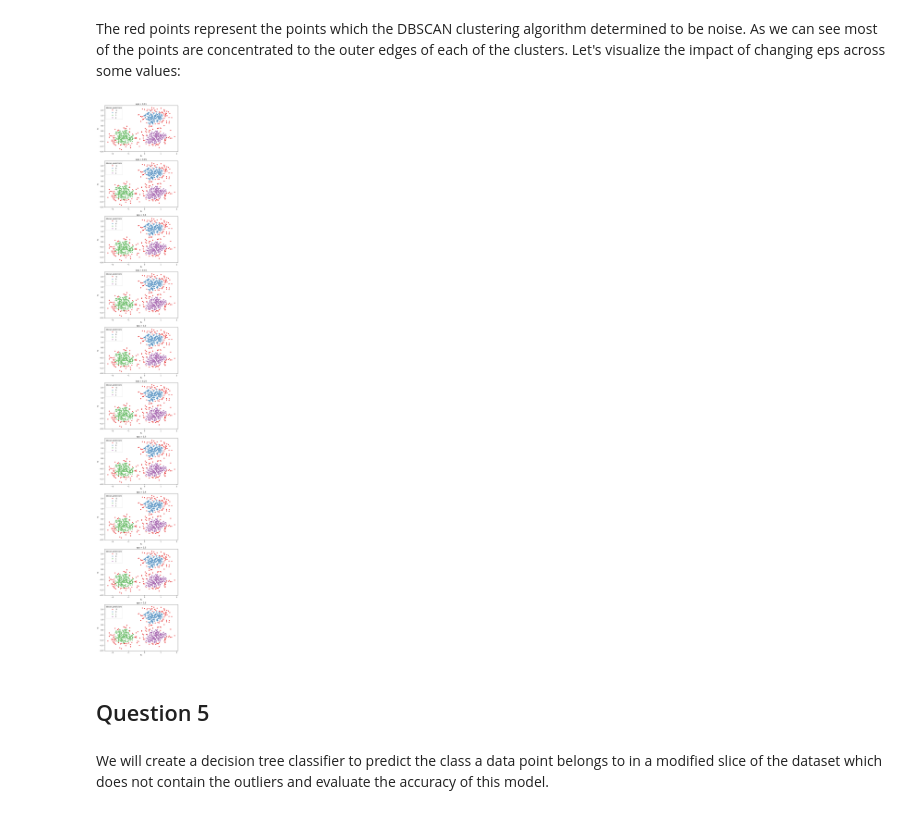
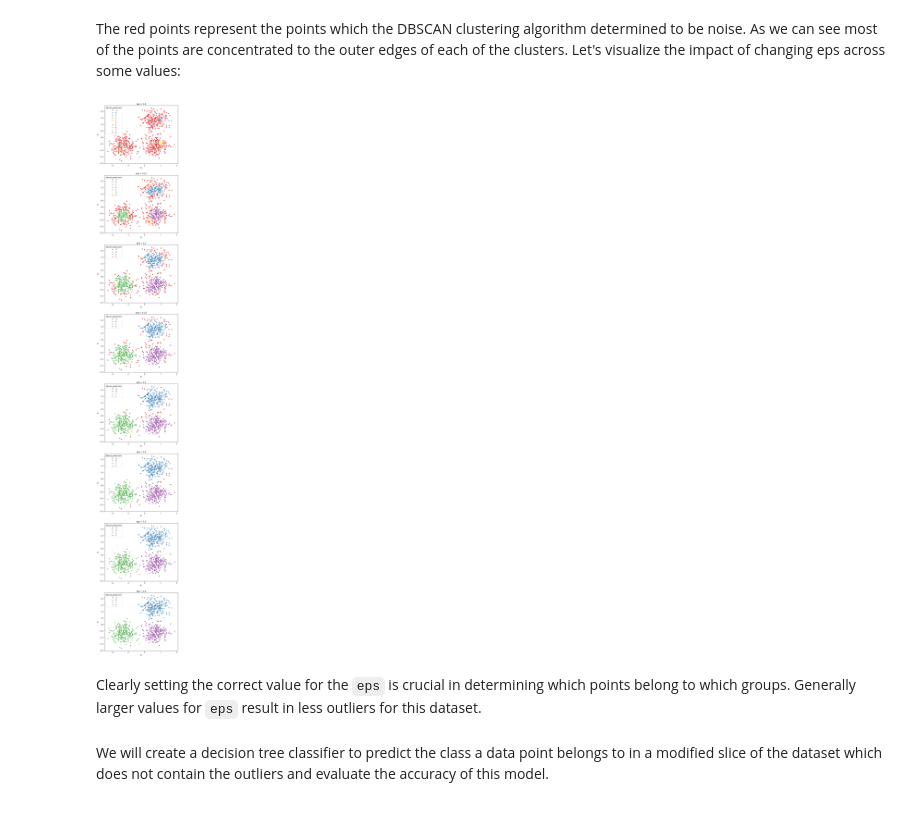
Before and after one commit to david-zhao-0/data_science_projects, a Jupyter notebook: dev_unsupervised_modeling.ipynb, the cells around one changed output. Cells and saved outputs as stored; diff of their text form; code cells hidden in the pictures.

```diff
--- a/dev_unsupervised_modeling.ipynb
+++ b/dev_unsupervised_modeling.ipynb
@@ -150,7 +150,7 @@ from sklearn.cluster import DBSCAN
 
 def make_dbscan_prediction(df:pd.DataFrame, eps=0.2, min_samples=10):
 
-    db = DBSCAN(eps=0.2, min_samples=10).fit(df)
+    db = DBSCAN(eps=eps, min_samples=min_samples).fit(df)
     labels = db.labels_
 
     dbscan_df = df.copy().drop(columns=['f1_centroid', 'f2_centroid', 'distance_from_centroid', 'cluster'])
@@ -196,21 +195,21 @@ plt.show()
 # %% [markdown]
 The red points represent the points which the DBSCAN clustering algorithm determined to be noise. As we can see most of the points are concentrated to the outer edges of each of the clusters. Let's visualize the impact of changing eps across some values:
 # %%
-eps = [0.01, 0.05, 0.1, 0.15, 0.2, 0.25, 0.3, 0.4, 0.5, 0.6]
+eps = [0.1, 0.15, 0.2, 0.25, 0.3, 0.4, 0.5, 0.6]
 
 fig, ax = plt.subplots(len(eps))
 fig.set_size_inches(8,60)
 
 for i, val in enumerate(eps):
     dbscan_df, labels = make_dbscan_prediction(df, eps=val, min_samples=10)
     sns.scatterplot(dbscan_df, x='f1', y='f2', hue='dbscan_predictions', palette='Set1', ax=ax[i])
     ax[i].set_title(f"eps = {val}")
 
 plt.show()
 # %% [output]
-[figure, old version]
+[figure, new version]
-# %% [markdown]
-## Question 5
+# %% [markdown]
+Clearly setting the correct value for the `eps` is crucial in determining which points belong to which groups. Generally larger values for `eps` result in less outliers for this dataset.
 # %% [markdown]
 We will create a decision tree classifier to predict the class a data point belongs to in a modified slice of the dataset which does not contain the outliers and evaluate the accuracy of this model.
 # %%
```
Also changed, not shown: parts of 4 cells of this notebook.
